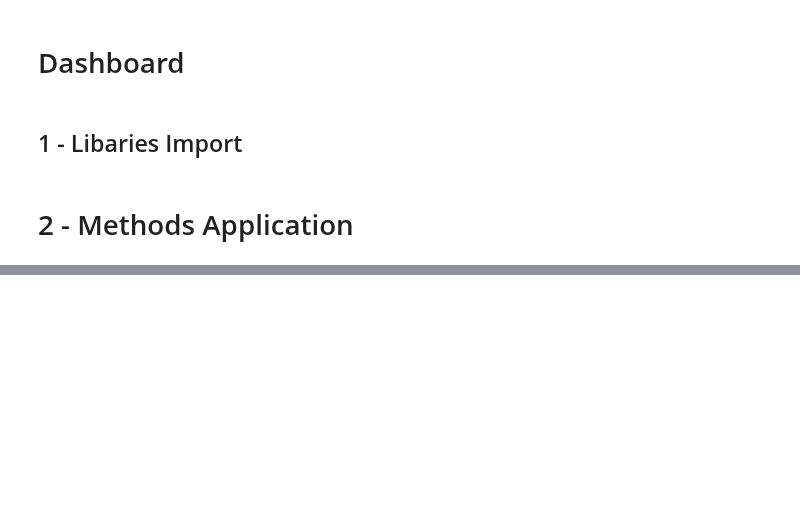
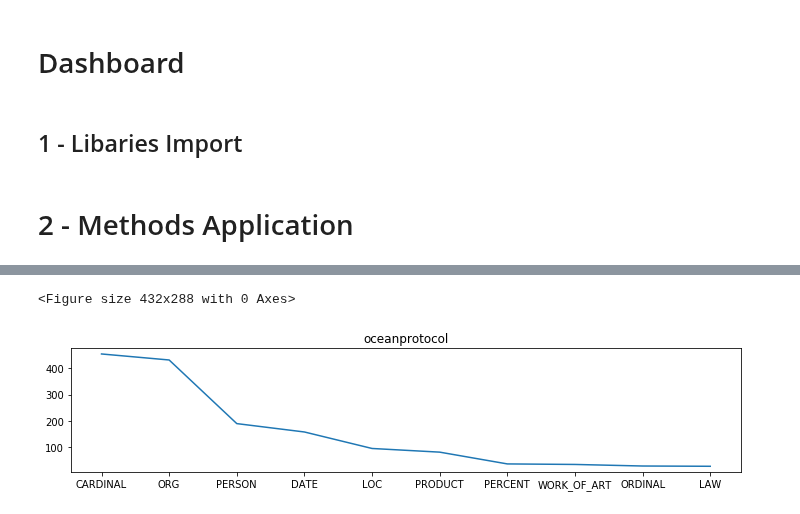
Before and after one commit to luisdiegocm/HWR_DataScience_Project, a Jupyter notebook: dashboard/Dashboard.ipynb, the cells around one changed output, grey strips where cells are left out. Drawn from its saved outputs; the diff is of its cells as text; code cells hidden in the pictures; blank space fills up the shorter version.

```diff
--- a/dashboard/Dashboard.ipynb
+++ b/dashboard/Dashboard.ipynb
@@ -311,14 +350,14 @@ class TextExtraction():
 
         # Iterate through all the papers and get all the different words within the papers
         for k in self.data.corpora_whole.keys():
-            self.tokens.append(word_tokenize(corpora[k]))
+            self.tokens.append(word_tokenize(self.data.corpora_whole[k]))
 
     def get_word2vec_model(self):
 
         self.model = Word2Vec.load("model_word2vec_textextraction.model")
 
     # Define Function
-    def visualization_ent(self,protocol):
+    def visualize_ent(self,protocol):
         """
         Function that receives the name of a paper, and retrieves a plot with the most common entities found
         Input:
@@ -327,13 +366,13 @@ class TextExtraction():
             Plot
         """
 
-        assert protocol in self.data.corpora_test_whole.keys()
+        assert protocol in self.data.testset.keys()
 
         # Load the NLP object with pre-trained data
         nlp = spacy.load('en_core_web_md')
 
         # Create an object of the paper chosen
-        doc1 = nlp(self.data.corpora_test_whole[protocol])
+        doc1 = nlp(self.data.testset[protocol])
 
         # Get all the entities gather from the documents
         items1 = [x.label_ for x in doc1.ents]
@@ -403,7 +442,7 @@ class TextExtraction():
         # Prepare Visualization
         #grid = plt.GridSpec(2, 3, wspace=0.4, hspace=0.3)
         #plt.subplot(grid[0, 0])
-        plt.bar(x, y)
+        plt.plot(x, y)
         plt.xticks(rotation=90)
 
         return plt
@@ -677,0 +874,2 @@ class TextClassification():
+# %%
+te = TextExtraction(dataset)
@@ -677,0 +913,3 @@ class TextClassification():
+# %%
+te.visualize_ent(protocol)
+# %% [output]
@@ -677,0 +917,2 @@ class TextClassification():
+<Figure size 432x288 with 0 Axes>
+[figure, added]
```
Also changed, not shown: parts of 40 cells of this notebook, 12 other files.
